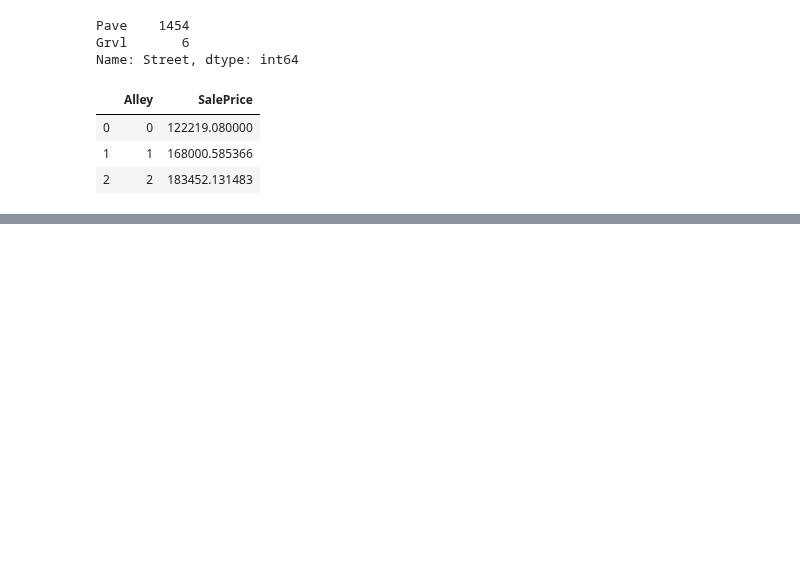
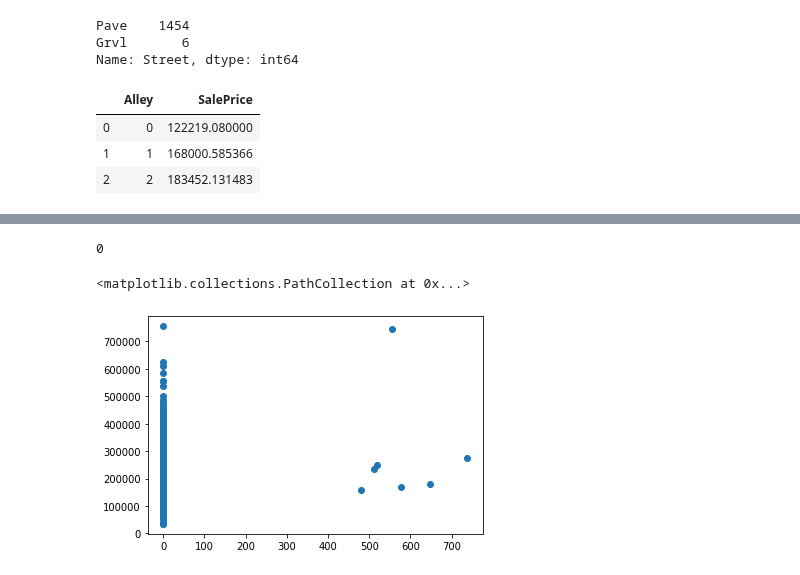
Before and after one commit to MasatoraAtarashi/Kaggle, a Jupyter notebook: house-prise/sandbox-feature-engineerring.ipynb, the cells around one changed output, grey strips where cells are left out. Saved outputs shown, nothing was run; the diff lists cells and outputs as text; code cells hidden in the pictures; blank space fills up the shorter version.

```diff
--- a/house-prise/sandbox-feature-engineerring.ipynb
+++ b/house-prise/sandbox-feature-engineerring.ipynb
@@ -216,0 +249,9 @@ train_df[['Alley', 'SalePrice']].groupby(['Alley'], as_index=False).mean()
+# %%
+train_df.PoolArea.isnull().sum()
+# %% [output]
+0
+# %%
+plt.scatter(train_df["PoolArea"], train_df["SalePrice"])
+# %% [output]
+<matplotlib.collections.PathCollection at 0x...>
+[figure, added]
```
Also changed, not shown: parts of 18 cells of this notebook, 2 other files.
